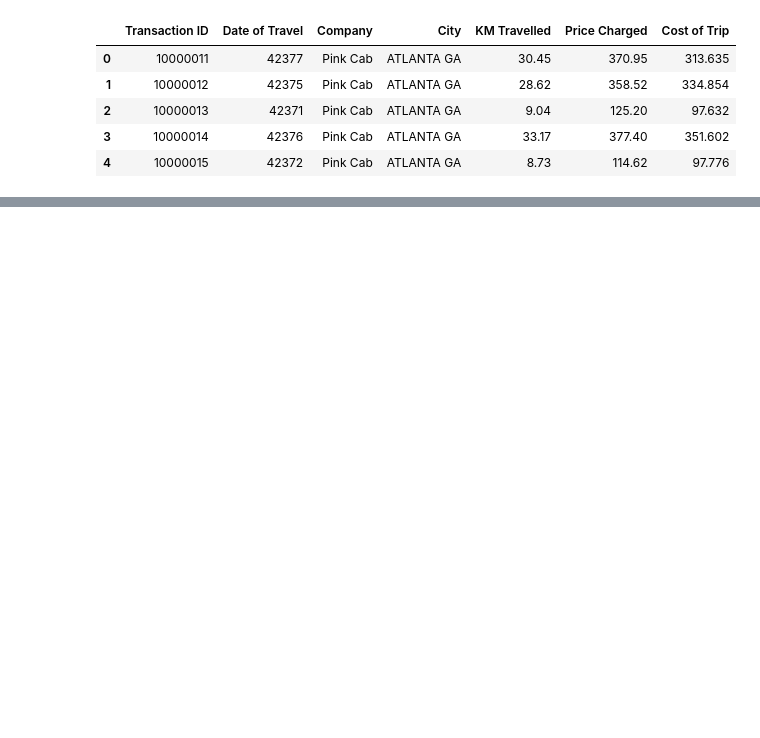
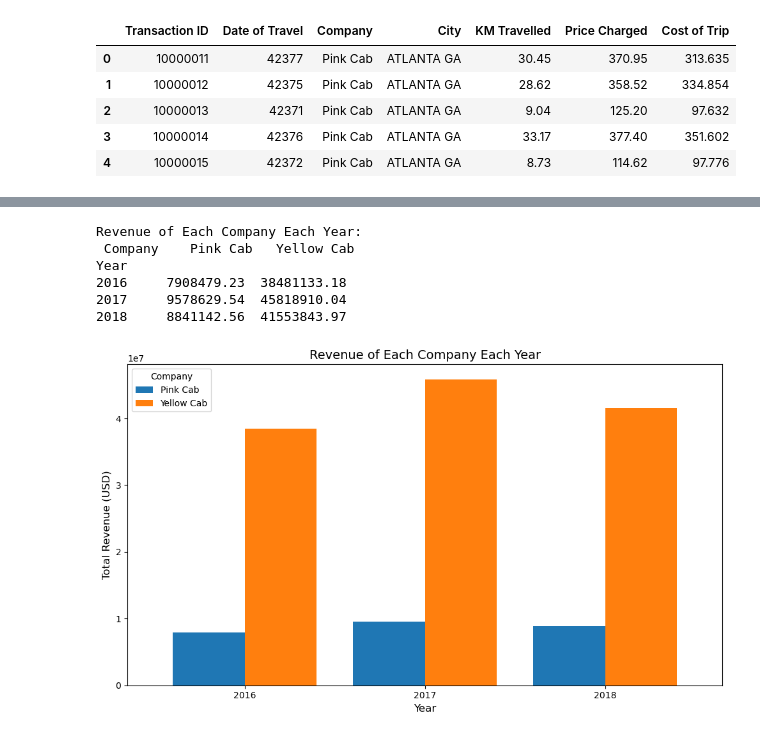
Before and after one commit to atharvabhishma/dg-project, a Jupyter notebook: EDA.ipynb, the cells around one changed output, grey strips where cells are left out. Drawn from its saved outputs; the diff is of its cells as text; code cells hidden in the pictures; blank space fills up the shorter version.

```diff
--- a/EDA.ipynb
+++ b/EDA.ipynb
@@ -33,0 +528,21 @@ df.info
+# %%
+# Check the data type of the "Date of Travel" column
+print(master_data["Date of Travel"].head())
+print(master_data["Date of Travel"].dtype)
+
+# Convert to numeric if necessary
+if not pd.api.types.is_numeric_dtype(master_data["Date of Travel"]):
+    # Convert to numeric, forcing errors to NaN
+    master_data["Date of Travel"] = pd.to_numeric(master_data["Date of Travel"], errors='coerce')
+
+# Drop rows with NaN values in "Date of Travel" (if any)
+master_data = master_data.dropna(subset=["Date of Travel"])
+
+# Convert the numeric Excel serial dates to datetime
+master_data["Date of Travel"] = pd.to_datetime(master_data["Date of Travel"], origin='1899-12-30', unit='D')
+
+# Extract the year
+master_data["Year"] = master_data["Date of Travel"].dt.year
+
+# Display the updated DataFrame
+print(master_data[["Date of Travel", "Year"]].head())
@@ -33,0 +563,30 @@ df.info
+# %%
+# Extract the year from the "Date of Travel" column
+master_data["Year"] = pd.to_datetime(master_data["Date of Travel"]).dt.year
+
+# Calculate revenue for each company for each year
+revenue_by_company_year = master_data.groupby(["Year", "Company"])["Price Charged"].sum()
+
+# Unstack the data for better visualization
+revenue_by_company_year_unstacked = revenue_by_company_year.unstack()
+
+# Print the revenue data (optional)
+print("Revenue of Each Company Each Year:\n", revenue_by_company_year_unstacked)
+
+# Plot the data
+revenue_by_company_year_unstacked.plot(kind="bar", figsize=(10, 6), width=0.8)
+plt.title("Revenue of Each Company Each Year", fontsize=14)
+plt.xlabel("Year", fontsize=12)
+plt.ylabel("Total Revenue (USD)", fontsize=12)
+plt.xticks(rotation=0)
+plt.legend(title="Company")
+plt.tight_layout()
+plt.show()
+# %% [output]
+Revenue of Each Company Each Year:
+ Company    Pink Cab   Yellow Cab
+Year
+2016     7908479.23  38481133.18
+2017     9578629.54  45818910.04
+2018     8841142.56  41553843.97
+[figure, added]
```
Also changed, not shown: parts of 40 cells of this notebook, 3 other files.
